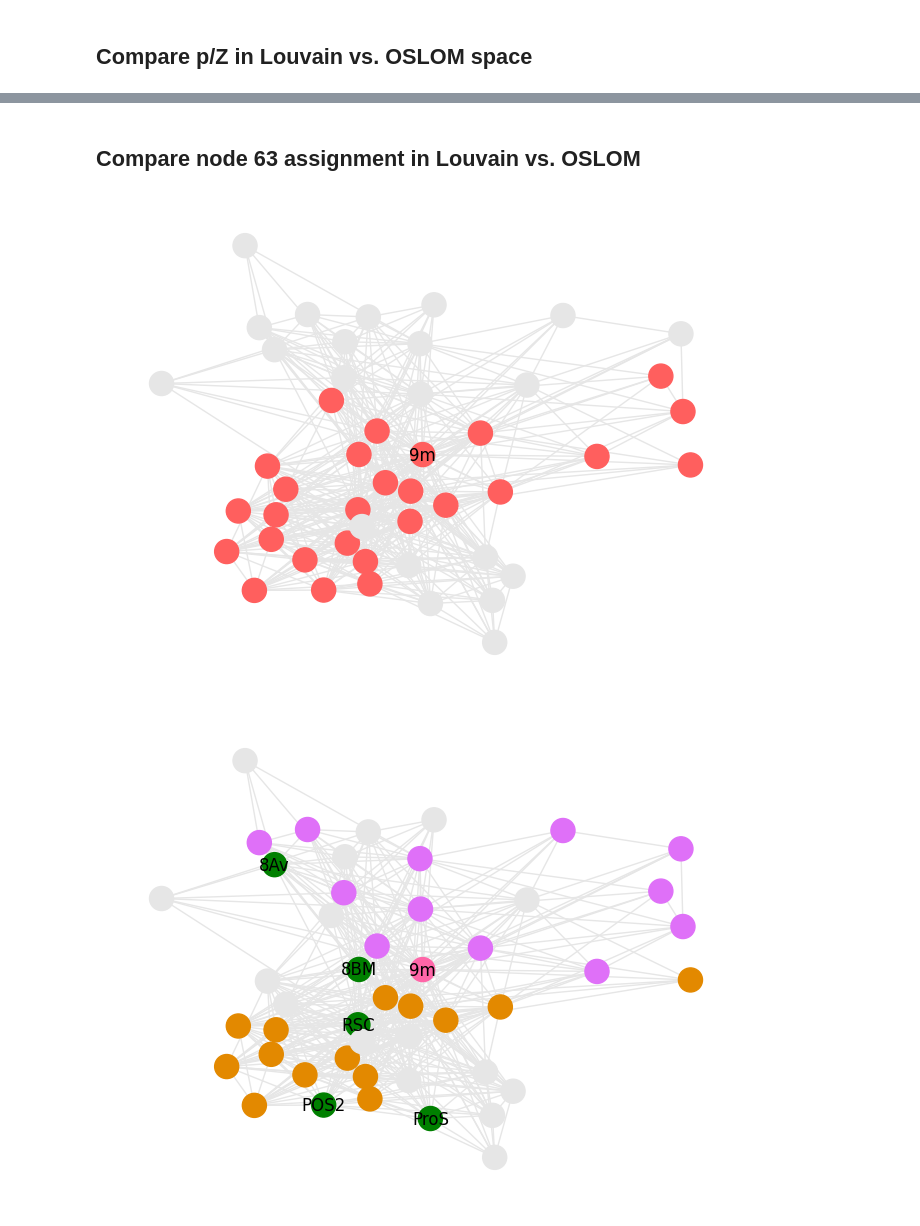
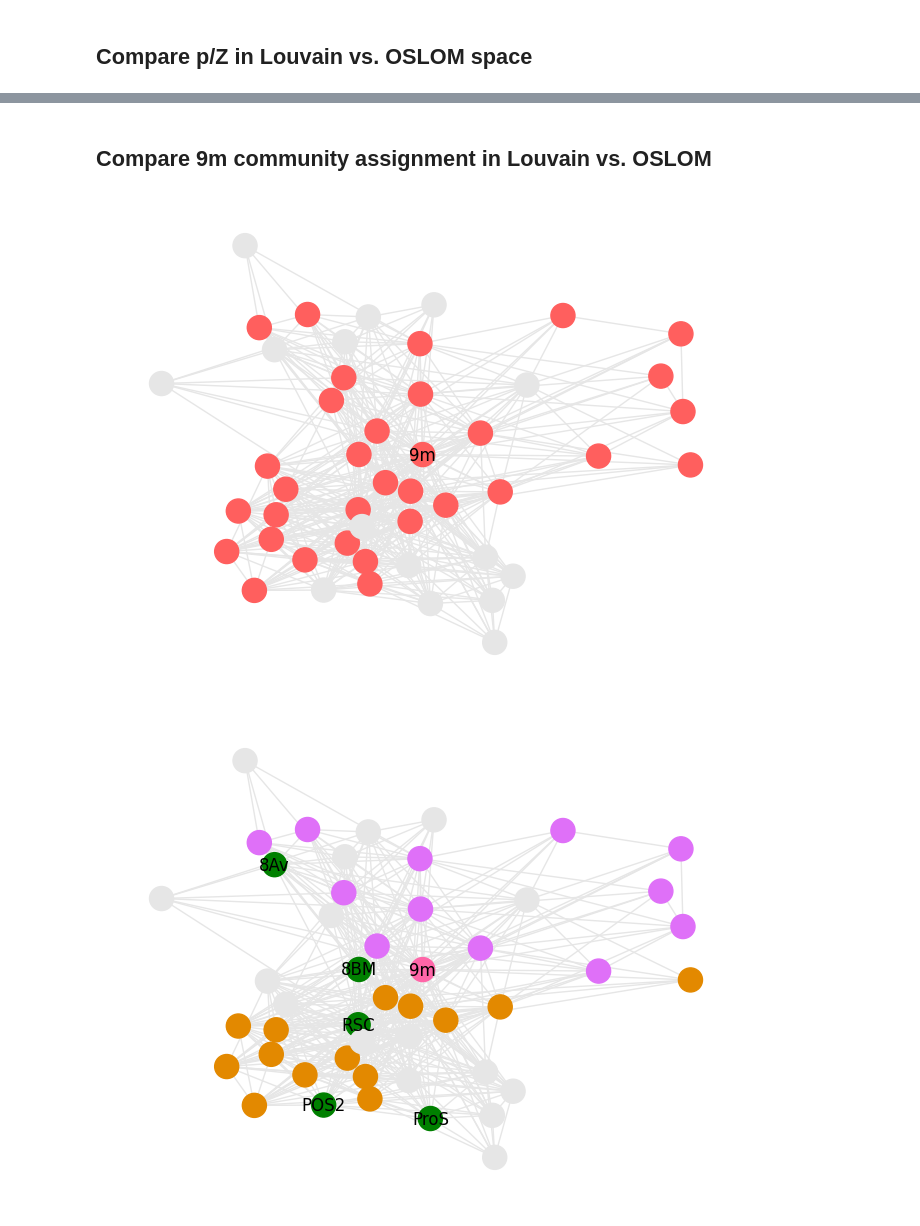
Before and after one commit to DynamicsAndNeuralSystems/OverlappingCommunityDetection_HCP, a Jupyter notebook: data_visualization/Fig7_OSLOM_vs_Louvain.ipynb, the cells around one changed output, grey strips where cells are left out. Drawn from its saved outputs; the diff is of its cells as text; code cells hidden in the pictures.

Commit message:
Updated Louvain network results

```diff
--- a/data_visualization/Fig7_OSLOM_vs_Louvain.ipynb
+++ b/data_visualization/Fig7_OSLOM_vs_Louvain.ipynb
@@ -40,19 +40,29 @@ data_path = "/Users/abry4213/data/OCDA/"
 oslom_modules_final_glasser180_right_wide = oslom_modules_final_glasser180_right_long.assign(value=1).pivot(index='Glasser_RH_ROI', columns='module', values='value').fillna(0)
 oslom_modules_final_glasser180_right_wide.to_csv("../data/OSLOM30_final_module_assignments_wide_binary.csv", index=False, header=False)
 
+# Load brain region labels
+brain_regions = pd.read_csv("../data/brain_area_labels.csv", header=None, names=['node', 'Glasser_RH_ROI']).drop('node', axis=1)
+brain_regions['node_index'] = range(1, brain_regions.shape[0]+1)
+
+# Filter to node_index<=180 and drop node_index 92
+brain_regions = brain_regions[brain_regions['node_index']<=180]
+brain_regions = brain_regions[brain_regions['node_index']!=92]
+
 # Load brain region names
-region_names = pd.read_csv("../data/brain_area_labels.csv", header=None).iloc[:180, 1].tolist()
+region_names = brain_regions.Glasser_RH_ROI.values
 
 # Loading community structure as determined by Louvain
-louvain_consensus_results = pd.read_csv("../data/Louvain_Glasser_RH_SC_consensus_modules_gamma1.3.csv").assign(Glasser_RH_ROI=region_names)
+louvain_consensus_results = pd.read_csv("../data/louvain_community_assignments_BCT_gamma1.csv").assign(Glasser_RH_ROI=region_names)
 
 # Load right-hemisphere connectivity matrix
-RH_connectivity_data = pd.DataFrame(scipy.io.loadmat('../data/RH.mat')['RH'], columns=region_names, index=region_names)
+RH_connectivity_data = pd.DataFrame(scipy.io.loadmat('../data/RH.mat')['RH'])
 
-# Which is the region to drop
-region_to_drop = region_names[91]
-RH_connectivity_data = RH_connectivity_data.drop(index=region_to_drop, columns=region_to_drop)
-louvain_consensus_results = louvain_consensus_results.query("Glasser_RH_ROI != @region_to_drop").rename(columns={'module': 'Louvain_module'})
+# Drop column/row 91
+RH_connectivity_data = RH_connectivity_data.drop(index=91, columns=91)
+
+# Assign region names to rows and columns
+RH_connectivity_data.index = region_names
+RH_connectivity_data.columns = region_names
 
 # Load right-hemisphere connectivity matrix, with added nodes for OSLOM overlap
 RH_connectivity_data_overlap = pd.DataFrame(scipy.io.loadmat('../data/RH_new.mat')['RH_with_duplicates'])
@@ -93,10 +103,10 @@ glasser180_right_df = glasser180_right_df.drop(columns=['index'])
 # %% [markdown]
 ## Compute participation coefficient (P) and module degree, z-scored (Z)
 # %%
-louvain_P = participation_coef(RH_connectivity_data.values, louvain_consensus_results['Louvain_module'].values)
+louvain_P = participation_coef(RH_connectivity_data.values, louvain_consensus_results['Louvain_community'].values)
 oslom_P = participation_coef(RH_connectivity_data_overlap.values, OSLOM_final_results_long['module'].values)
 
-louvain_Z = module_degree_zscore(RH_connectivity_data.values, louvain_consensus_results['Louvain_module'].values)
+louvain_Z = module_degree_zscore(RH_connectivity_data.values, louvain_consensus_results['Louvain_community'].values)
 oslom_Z = module_degree_zscore(RH_connectivity_data_overlap.values, OSLOM_final_results_long['module'].values)
 
 louvain_structure_df = (louvain_consensus_results
@@ -188,5 +214,5 @@ ggsave("../Plots/Delta_P_vs_z_partitions.svg", width=3, height=4, units="in", dp
 # %% [markdown]
-## Compare node 63 assignment in Louvain vs. OSLOM
+## Compare 9m community assignment in Louvain vs. OSLOM
 # %%
 # What region do we want? ProS
 target_region_to_plot = "R_9m_ROI"
@@ -211,36 +237,36 @@ RH_connectivity_arr_sub = RH_connectivity_arr[keepNode, :][:, keepNode]
 numNodes = RH_connectivity_arr_sub.shape[0]
 
 # Filter community assignments to only include nodes in the subnetwork
 oslom_subset = oslom_modules_final_glasser180_right.query("Glasser_RH_ROI in @region_names_sub.Glasser_RH_ROI").assign(node_index = range(numNodes))
 louvain_subset = louvain_structure_df.query("Glasser_RH_ROI in @region_names_sub.Glasser_RH_ROI").assign(node_index = range(numNodes))
 
 # Highlighting the nodes belonging to community 0 which is split into several communities by OSLOM
-nodes_louvain_cluster2 = louvain_subset.query("Louvain_module == 2").node_index.tolist()
-nodes_louvain_other = louvain_subset.query("Louvain_module != 2").node_index.tolist()
+nodes_louvain_cluster2 = louvain_subset.query("Louvain_community == 2").node_index.tolist()
+nodes_louvain_other = louvain_subset.query("Louvain_community != 2").node_index.tolist()
 
 # Set the seed for a reproducible network graph
 np.random.seed(127)
 
 # Create a network graph from the subsetted adjacency matrix
 G_louvain = nx.Graph(RH_connectivity_arr_sub)
 
 # Get short names
 region_names_sub_short = region_names_sub.Glasser_RH_ROI.str.replace("R_", "").str.replace("_ROI", "").values
 
 # Color nodes by community in G
 labels = {}
 color_map = []
 for node in G_louvain:
     if node == target_region_index_sub:
         labels[node] = region_names_sub_short[node]
     if node in nodes_louvain_cluster2:
         color_map.append('#FF5F5E')
     else:
         color_map.append('#E6E6E6')
 nx.draw(G_louvain, node_color=color_map, edge_color='#E6E6E6', with_labels=True,labels=labels)
 plt.savefig("../Plots/Louvain_9m_network_graph.svg", format="SVG")
 # %% [output]
-[figure, old version]
+[figure, new version]
 # %%
 # Set the seed for a reproducible network graph
 np.random.seed(127)
```
Also changed, not shown: parts of 11 cells of this notebook, 37 other files.
